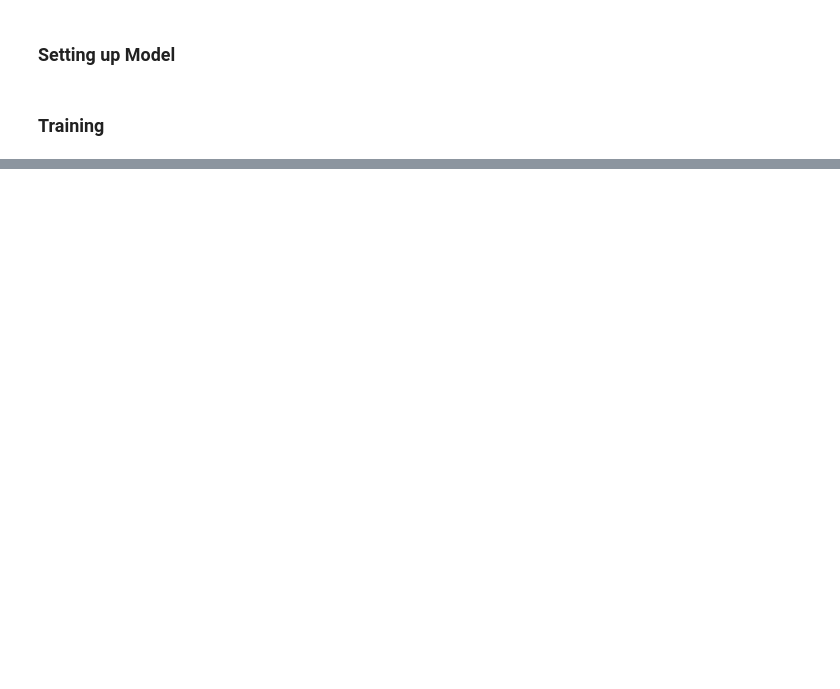
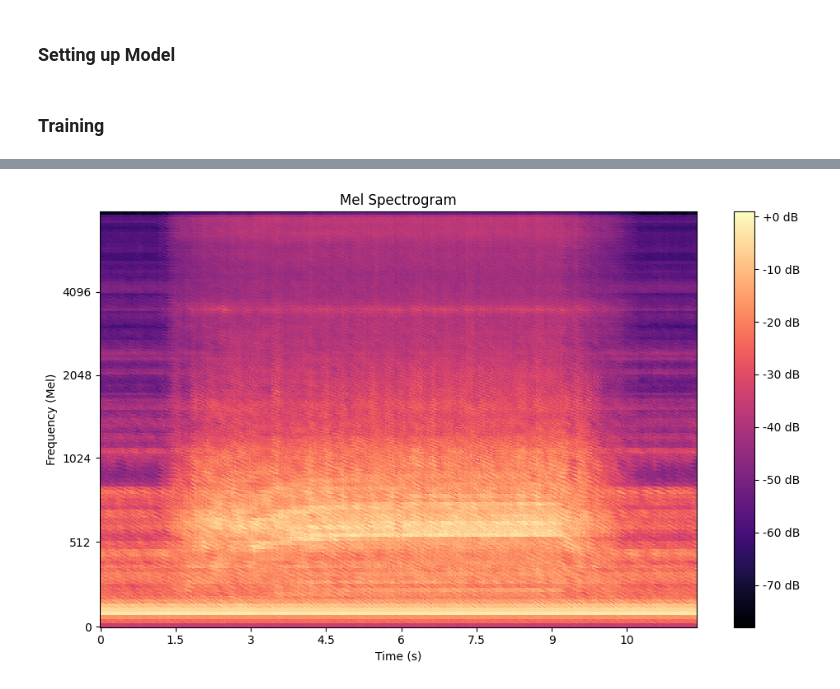
Before and after one commit to mafl20/MasterThesis, a Jupyter notebook: train_test.ipynb, the cells around one changed output, grey strips where cells are left out. Cells and saved outputs as stored; diff of their text form; code cells hidden in the pictures; blank space fills up the shorter version.

Commit message:
visualizing reconstructed audio

```diff
--- a/train_test.ipynb
+++ b/train_test.ipynb
@@ -129,11 +151,11 @@ train_loader
 # %% [markdown]
 ### Setting up Model
 # %%
-device = torch.device("cude" if torch.cuda.is_available() else "cpu")
+device = torch.device("cuda" if torch.cuda.is_available() else "cpu")
 model = Autoencoder().to(device)
 criterion = nn.MSELoss()
 my_optimizer = optimizer.Adam(model.parameters(), lr=0.001)
-number_of_epochs = 100
+number_of_epochs = 10000
 # %% [markdown]
 ### Training
 # %%
@@ -188,0 +224,12 @@ Epoch [4/100], Loss: 1248.2947
+# %%
+output_features = []
+
+for i in range(input_features.shape[0]):
+    row = dataset[i].unsqueeze(0).to(device)
+    reconstruction = model(row).cpu().detach().numpy()
+
+    output_features.append(reconstruction)
+
+output_features = np.vstack(output_features)
+
+output_features.shape
@@ -188,0 +238,3 @@ Epoch [4/100], Loss: 1248.2947
+# %%
+output_features = output_features.T
+output_features.shape
@@ -188,0 +266,11 @@ Epoch [4/100], Loss: 1248.2947
+# %%
+plt.figure(figsize=(10, 6))
+librosa.display.specshow(output_features, sr=sampling_rate, hop_length=hop_size_samples, x_axis='time', y_axis='mel', cmap='magma')
+plt.colorbar(format='%+2.0f dB')
+plt.title("Mel Spectrogram")
+plt.xlabel("Time (s)")
+plt.ylabel("Frequency (Mel)")
+plt.tight_layout()
+plt.show()
+# %% [output]
+[figure, added]
```
Also changed, not shown: parts of 17 cells of this notebook, 3 other files.
